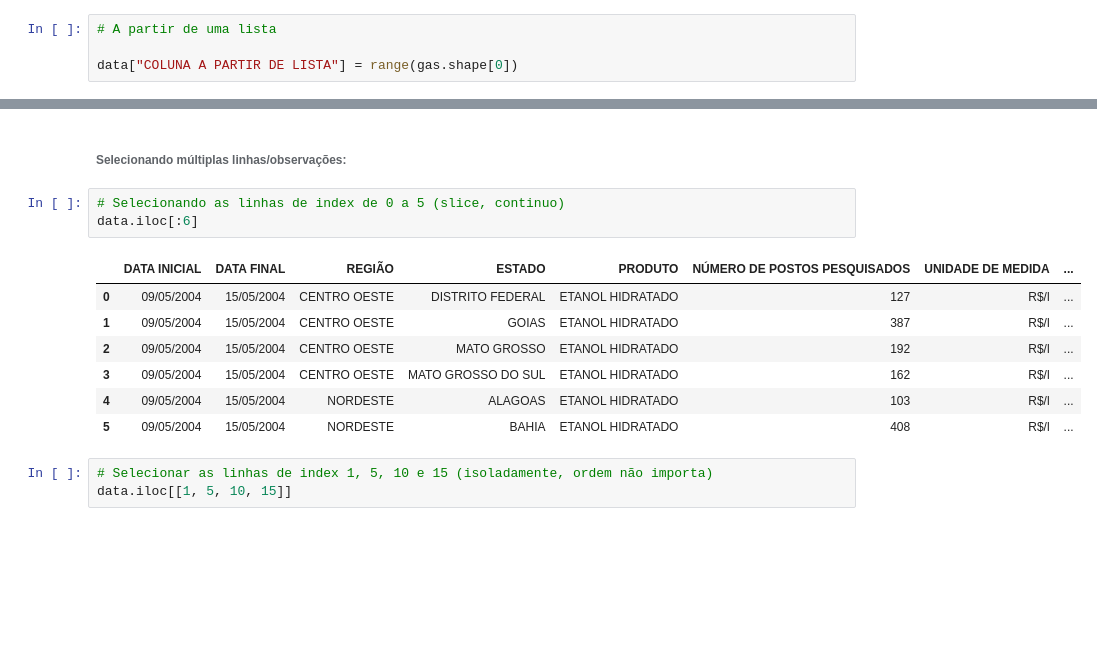
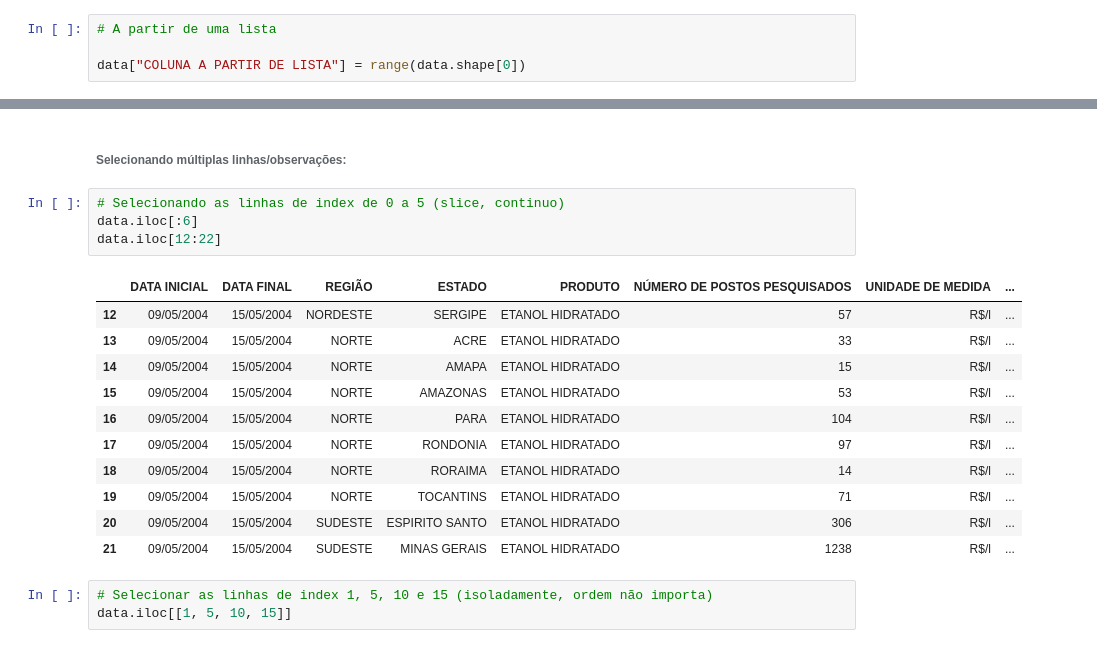
Before and after one commit to psdiaspedrods/XAVECODING_pandas_essencial, a Jupyter notebook: 1_manipulacao_basica_de_datasets.ipynb, the cells around one changed output, grey strips where cells are left out. Saved outputs shown, nothing was run; the diff lists cells and outputs as text; blank space fills up the shorter version.

```diff
--- a/1_manipulacao_basica_de_datasets.ipynb
+++ b/1_manipulacao_basica_de_datasets.ipynb
@@ -283,7 +283,7 @@ data["COLUNA NOVA"] = "DEFAULT"
 # %%
 # A partir de uma lista
 
-data["COLUNA A PARTIR DE LISTA"] = range(gas.shape[0])
+data["COLUNA A PARTIR DE LISTA"] = range(data.shape[0])
 # %%
 # Derivado de outras colunas
 
@@ -368,14 +369,19 @@ Name: 1, dtype: object
 # %%
 # Selecionando as linhas de index de 0 a 5 (slice, continuo)
 data.iloc[:6]
+data.iloc[12:22]
 # %% [output]
 |  | DATA INICIAL | DATA FINAL | REGIÃO | ESTADO | PRODUTO | NÚMERO DE POSTOS PESQUISADOS | UNIDADE DE MEDIDA | ... |
-| 0 | 09/05/2004 | 15/05/2004 | CENTRO OESTE | DISTRITO FEDERAL | ETANOL HIDRATADO | 127 | R$/l | ... |
-| 1 | 09/05/2004 | 15/05/2004 | CENTRO OESTE | GOIAS | ETANOL HIDRATADO | 387 | R$/l | ... |
-| 2 | 09/05/2004 | 15/05/2004 | CENTRO OESTE | MATO GROSSO | ETANOL HIDRATADO | 192 | R$/l | ... |
-| 3 | 09/05/2004 | 15/05/2004 | CENTRO OESTE | MATO GROSSO DO SUL | ETANOL HIDRATADO | 162 | R$/l | ... |
-| 4 | 09/05/2004 | 15/05/2004 | NORDESTE | ALAGOAS | ETANOL HIDRATADO | 103 | R$/l | ... |
-| 5 | 09/05/2004 | 15/05/2004 | NORDESTE | BAHIA | ETANOL HIDRATADO | 408 | R$/l | ... |
+| 12 | 09/05/2004 | 15/05/2004 | NORDESTE | SERGIPE | ETANOL HIDRATADO | 57 | R$/l | ... |
+| 13 | 09/05/2004 | 15/05/2004 | NORTE | ACRE | ETANOL HIDRATADO | 33 | R$/l | ... |
+| 14 | 09/05/2004 | 15/05/2004 | NORTE | AMAPA | ETANOL HIDRATADO | 15 | R$/l | ... |
+| 15 | 09/05/2004 | 15/05/2004 | NORTE | AMAZONAS | ETANOL HIDRATADO | 53 | R$/l | ... |
+| 16 | 09/05/2004 | 15/05/2004 | NORTE | PARA | ETANOL HIDRATADO | 104 | R$/l | ... |
+| 17 | 09/05/2004 | 15/05/2004 | NORTE | RONDONIA | ETANOL HIDRATADO | 97 | R$/l | ... |
+| 18 | 09/05/2004 | 15/05/2004 | NORTE | RORAIMA | ETANOL HIDRATADO | 14 | R$/l | ... |
+| 19 | 09/05/2004 | 15/05/2004 | NORTE | TOCANTINS | ETANOL HIDRATADO | 71 | R$/l | ... |
+| 20 | 09/05/2004 | 15/05/2004 | SUDESTE | ESPIRITO SANTO | ETANOL HIDRATADO | 306 | R$/l | ... |
+| 21 | 09/05/2004 | 15/05/2004 | SUDESTE | MINAS GERAIS | ETANOL HIDRATADO | 1238 | R$/l | ... |
 # %%
 # Selecionar as linhas de index 1, 5, 10 e 15 (isoladamente, ordem não importa)
 data.iloc[[1, 5, 10, 15]]
```
Also changed, not shown: parts of 102 cells of this notebook, 1 other file.
